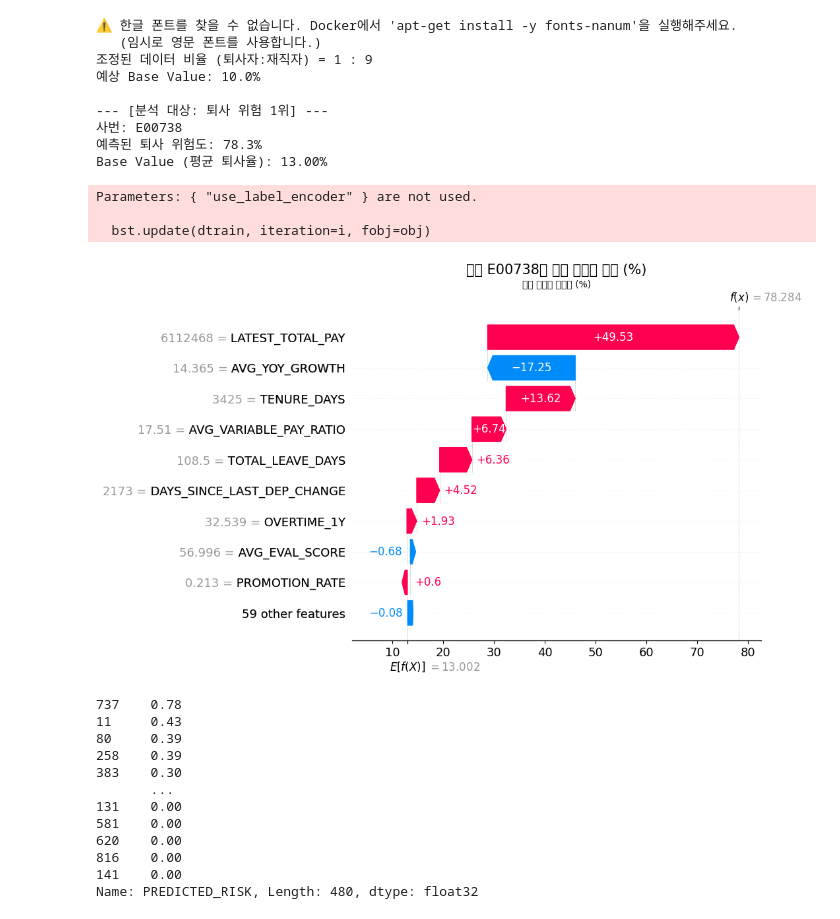
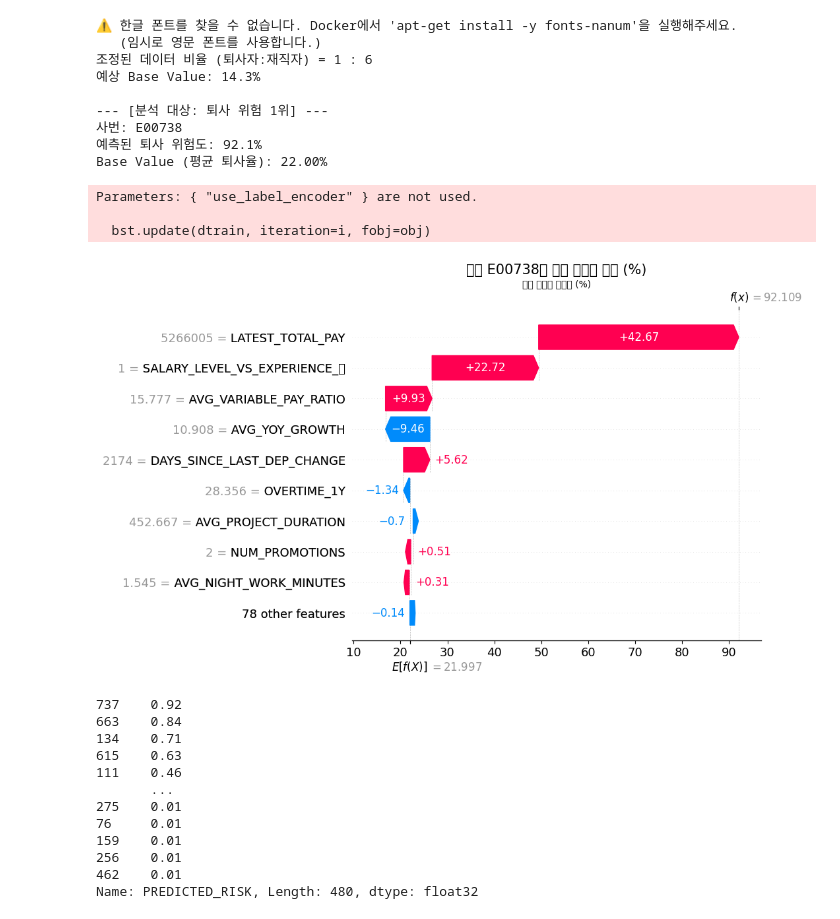
Before and after one commit to HRA-1/preto-1, a Jupyter notebook: notebooks/tables/test_ml_shap_local.ipynb, the cells around one changed output. Drawn from its saved outputs; the diff is of its cells as text; code cells hidden in the pictures.

```diff
--- a/notebooks/tables/test_ml_shap_local.ipynb
+++ b/notebooks/tables/test_ml_shap_local.ipynb
@@ -47,7 +47,7 @@ df_leavers = master_df_encoded[master_df_encoded['IS_LEAVER'] == 1]
 df_active = master_df_encoded[master_df_encoded['IS_LEAVER'] == 0]
 
 n_leavers = len(df_leavers)
-n_required_active = n_leavers * 9 # 1:9 비율
+n_required_active = n_leavers * 6 # 1:6 비율
 
 # 재직자 뻥튀기 (Oversampling)
 df_active_oversampled = df_active.sample(n=n_required_active, replace=True, random_state=42)
@@ -71,10 +71,10 @@ y_train = balanced_df['IS_LEAVER'].astype(float)
 # --------------------------------------------------------------------------------
 # 퇴사자(1)에 대한 가중치를 높여서, 조금만 징후가 보여도 확률을 높게 예측하게 함
 # 보통 '음성 클래스 수 / 양성 클래스 수'로 설정하지만, '보여주기'를 위해 값을 더 높여도 됨
-weight_ratio = 100.0  # (9:1 불균형을 상쇄할 만큼의 힘)
+weight_ratio = 50  # (6:1 불균형을 상쇄할 만큼의 힘)
 
 model = xgb.XGBClassifier(
-    n_estimators=100,
+    n_estimators=weight_ratio,
     max_depth=2,
     learning_rate=0.1,
     scale_pos_weight=weight_ratio,  # <--- [핵심] 이 값이 높을수록 퇴사 확률이 높게 나옴
@@ -118,50 +118,50 @@ else:
         feature_perturbation="interventional",
         model_output="probability"
     )
 
     shap_values = explainer(target_X_numpy)
 
     # % 변환
     shap_values.values = shap_values.values * 100
     shap_values.base_values = shap_values.base_values * 100
 
     print(f"Base Value (평균 퇴사율): {shap_values.base_values[0]:.2f}%")
 
     plt.figure(figsize=(10, 6))
     shap.plots.waterfall(
         shap_values[0],
         max_display=10,
         show=False
     )
     plt.title(f"사번 {top_emp_id}의 퇴사 위험도 구성 (%)", fontsize=15)
     plt.xlabel("퇴사 위험도 기여도 (%)")
     plt.show()
 # %% [output]
 ⚠️ 한글 폰트를 찾을 수 없습니다. Docker에서 'apt-get install -y fonts-nanum'을 실행해주세요.
    (임시로 영문 폰트를 사용합니다.)
-조정된 데이터 비율 (퇴사자:재직자) = 1 : 9
-예상 Base Value: 10.0%
+조정된 데이터 비율 (퇴사자:재직자) = 1 : 6
+예상 Base Value: 14.3%
 
 --- [분석 대상: 퇴사 위험 1위] ---
 사번: E00738
-예측된 퇴사 위험도: 78.3%
-Base Value (평균 퇴사율): 13.00%
+예측된 퇴사 위험도: 92.1%
+Base Value (평균 퇴사율): 22.00%
 Parameters: { "use_label_encoder" } are not used.
 
   bst.update(dtrain, iteration=i, fobj=obj)
-[figure, old version]
+[figure, new version]
 # %%
 sorted_risk_df['PREDICTED_RISK'].round(2)
 # %% [output]
-737    0.78
-11     0.43
-80     0.39
-258    0.39
-383    0.30
+737    0.92
+663    0.84
+134    0.71
+615    0.63
+111    0.46
        ...
-131    0.00
-581    0.00
-620    0.00
-816    0.00
-141    0.00
+275    0.01
+76     0.01
+159    0.01
+256    0.01
+462    0.01
 Name: PREDICTED_RISK, Length: 480, dtype: float32
```
Also changed, not shown: parts of 1 cell of this notebook, 2 other files.
